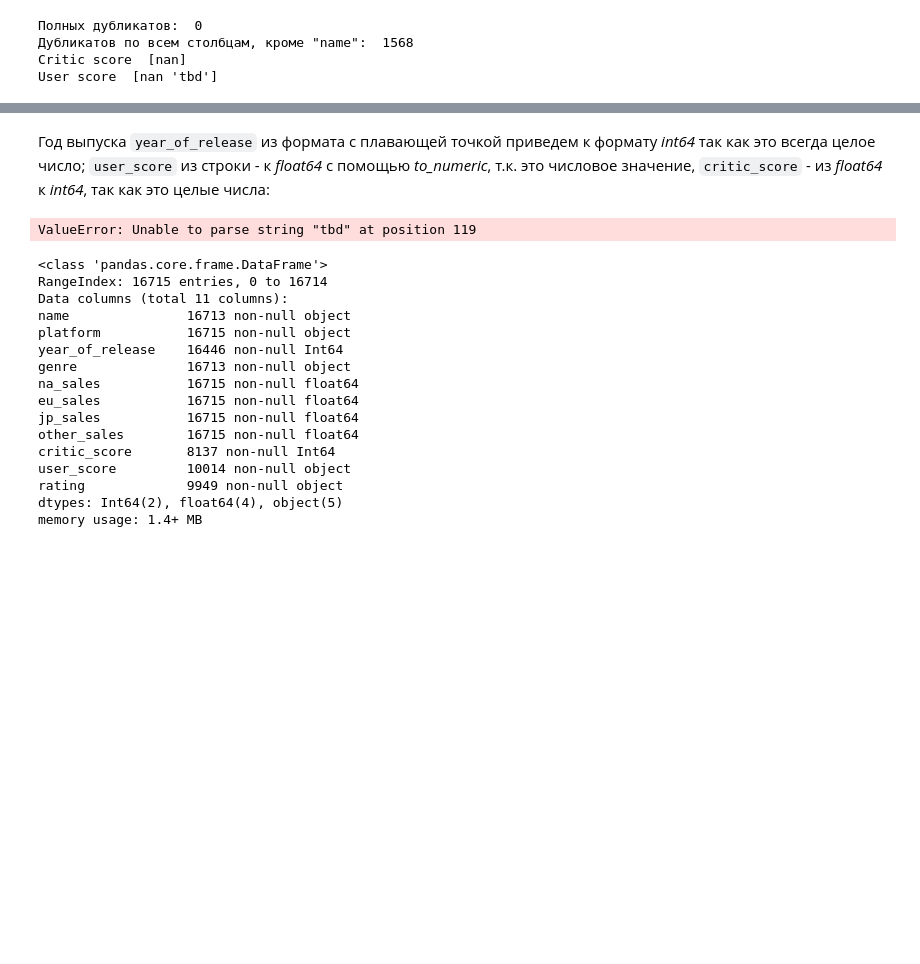
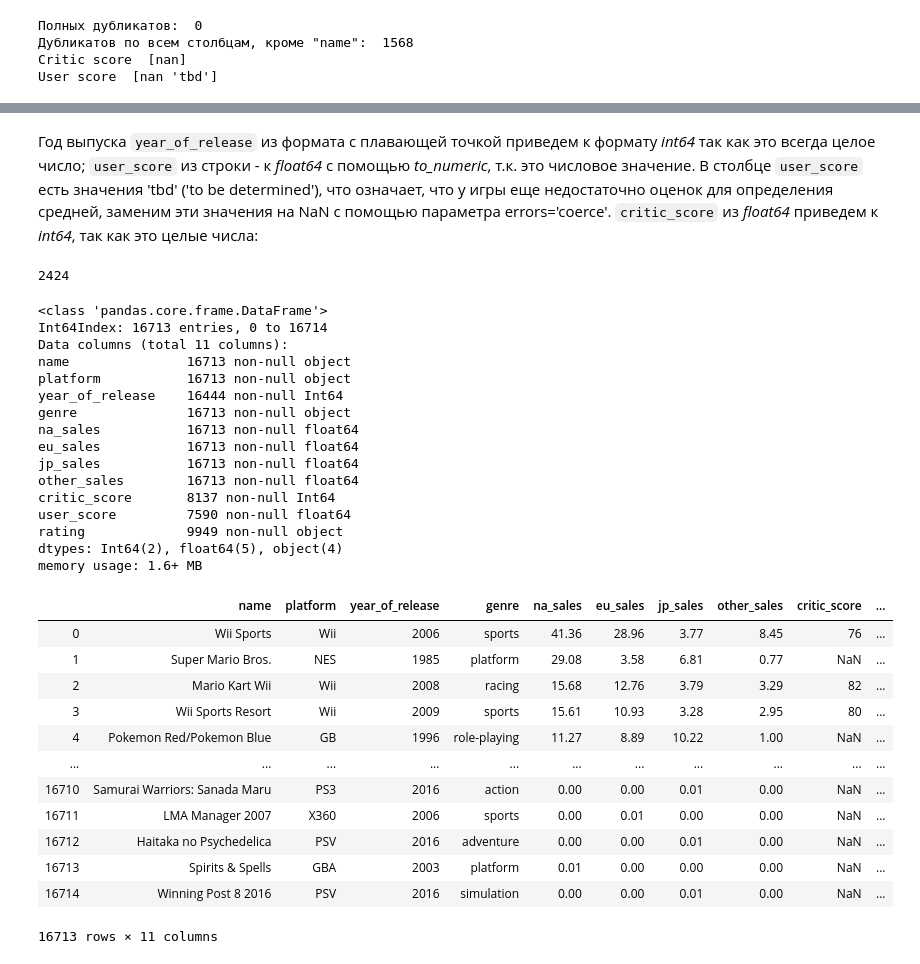
Before and after one commit to omirosh/yandex_practicum, a Jupyter notebook: games/miroshnichenko_intermediate_project.ipynb, the cells around one changed output, grey strips where cells are left out. Drawn from its saved outputs; the diff is of its cells as text; code cells hidden in the pictures; blank space fills up the shorter version.

```diff
--- a/games/miroshnichenko_intermediate_project.ipynb
+++ b/games/miroshnichenko_intermediate_project.ipynb
@@ -176,0 +179,3 @@ games.drop([659, 14244], inplace=True)
+# %%
+games['genre'] = games['genre'].str.lower()
+games['genre'].unique()
@@ -204,5 +203,0 @@ games.query('user_score=="0"')
-# %%
-games.loc[games['user_score']=='0', 'user_score'] = '0.01'
-games['user_score'] = games['user_score'].fillna('0')
-games['user_score'] = games['user_score'].replace(to_replace='tbd', value='0')
-games['user_score'].describe()
@@ -215,27 +216,42 @@ Name: user_score, dtype: object
 # %% [markdown]
-Год выпуска `year_of_release` из формата с плавающей точкой приведем к формату *int64* так как это всегда целое число; `user_score` из строки - к *float64* с помощью *to_numeric*, т.к. это числовое значение,  `critic_score` - из *float64* к *int64*, так как это целые числа:
+Год выпуска `year_of_release` из формата с плавающей точкой приведем к формату *int64* так как это всегда целое число; `user_score` из строки - к *float64* с помощью *to_numeric*, т.к. это числовое значение. В столбце `user_score` есть значения 'tbd' ('to be determined'), что означает, что у игры еще недостаточно оценок для определения средней, заменим эти значения на NaN с помощью параметра errors='coerce'. `critic_score` из *float64* приведем к *int64*, так как это целые числа:
 # %%
+display(len(games.query('user_score=="tbd"')))
 games['year_of_release'] = games['year_of_release'].astype('Int64')
 games['critic_score'] = games['critic_score'].astype('Int64')
-games['user_score'] = pd.to_numeric(games['user_score'])
+games['user_score'] = pd.to_numeric(games['user_score'], errors='coerce')
 # %% [output]
-ValueError: Unable to parse string "tbd" at position 119
+2424
 # %%
 games.info()
+games
 # %% [output]
 <class 'pandas.core.frame.DataFrame'>
-RangeIndex: 16715 entries, 0 to 16714
+Int64Index: 16713 entries, 0 to 16714
 Data columns (total 11 columns):
 name               16713 non-null object
-platform           16715 non-null object
-year_of_release    16446 non-null Int64
+platform           16713 non-null object
+year_of_release    16444 non-null Int64
 genre              16713 non-null object
-na_sales           16715 non-null float64
-eu_sales           16715 non-null float64
-jp_sales           16715 non-null float64
-other_sales        16715 non-null float64
+na_sales           16713 non-null float64
+eu_sales           16713 non-null float64
+jp_sales           16713 non-null float64
+other_sales        16713 non-null float64
 critic_score       8137 non-null Int64
-user_score         10014 non-null object
+user_score         7590 non-null float64
 rating             9949 non-null object
-dtypes: Int64(2), float64(4), object(5)
-memory usage: 1.4+ MB
+dtypes: Int64(2), float64(5), object(4)
+memory usage: 1.6+ MB
+|  | name | platform | year_of_release | genre | na_sales | eu_sales | jp_sales | other_sales | critic_score | ... |
+| 0 | Wii Sports | Wii | 2006 | sports | 41.36 | 28.96 | 3.77 | 8.45 | 76 | ... |
+| 1 | Super Mario Bros. | NES | 1985 | platform | 29.08 | 3.58 | 6.81 | 0.77 | NaN | ... |
+| 2 | Mario Kart Wii | Wii | 2008 | racing | 15.68 | 12.76 | 3.79 | 3.29 | 82 | ... |
+| 3 | Wii Sports Resort | Wii | 2009 | sports | 15.61 | 10.93 | 3.28 | 2.95 | 80 | ... |
+| 4 | Pokemon Red/Pokemon Blue | GB | 1996 | role-playing | 11.27 | 8.89 | 10.22 | 1.00 | NaN | ... |
+| ... | ... | ... | ... | ... | ... | ... | ... | ... | ... | ... |
+| 16710 | Samurai Warriors: Sanada Maru | PS3 | 2016 | action | 0.00 | 0.00 | 0.01 | 0.00 | NaN | ... |
+| 16711 | LMA Manager 2007 | X360 | 2006 | sports | 0.00 | 0.01 | 0.00 | 0.00 | NaN | ... |
+| 16712 | Haitaka no Psychedelica | PSV | 2016 | adventure | 0.00 | 0.00 | 0.01 | 0.00 | NaN | ... |
+| 16713 | Spirits & Spells | GBA | 2003 | platform | 0.01 | 0.00 | 0.00 | 0.00 | NaN | ... |
+| 16714 | Winning Post 8 2016 | PSV | 2016 | simulation | 0.00 | 0.00 | 0.01 | 0.00 | NaN | ... |
+16713 rows × 11 columns
```
Also changed, not shown: parts of 23 cells of this notebook.
